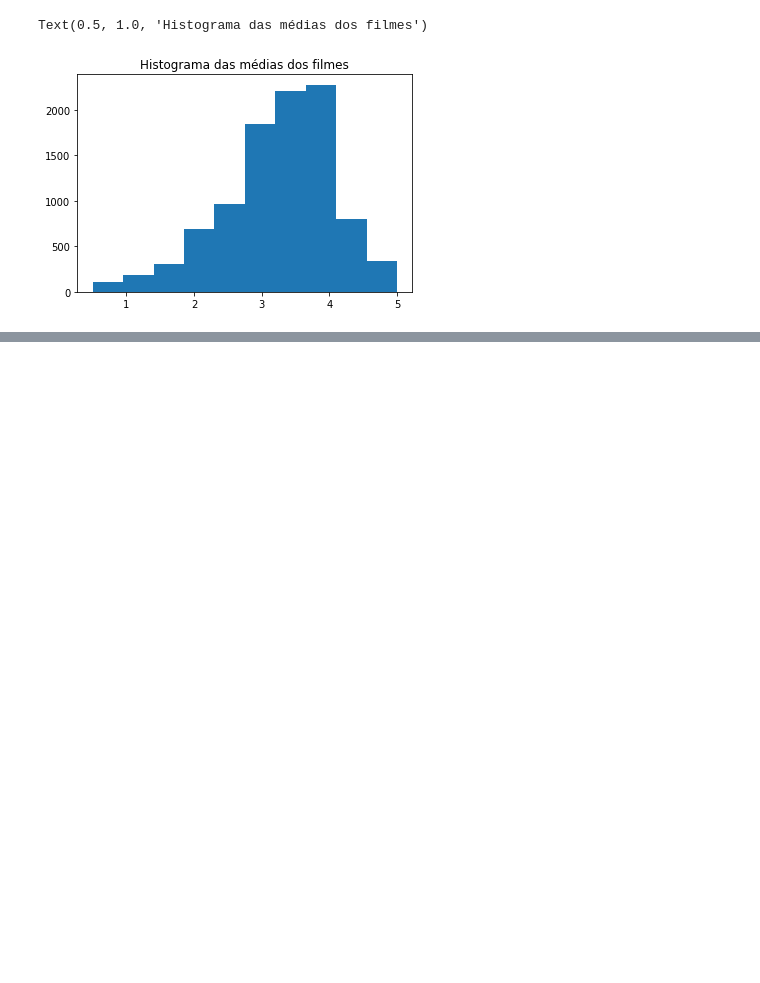
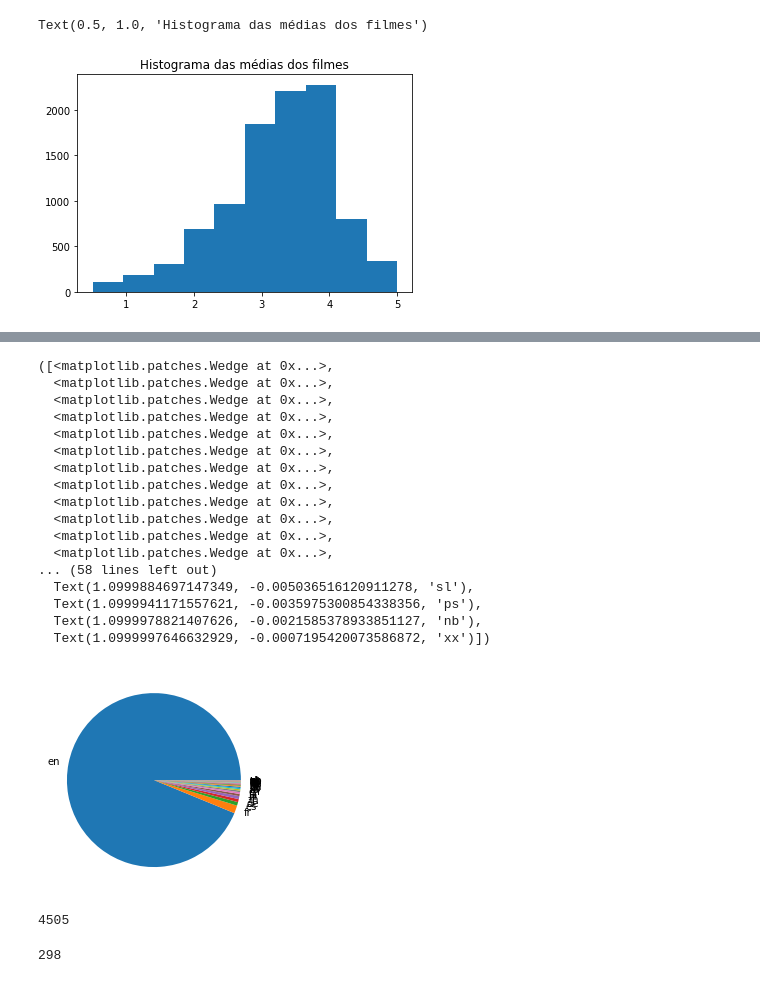
Before and after one commit to dieinimymaganha/data_science, a Jupyter notebook: Introdução a Data Science.ipynb, the cells around one changed output, grey strips where cells are left out. Drawn from its saved outputs; the diff is of its cells as text; code cells hidden in the pictures; blank space fills up the shorter version.

```diff
--- a/Introdução a Data Science.ipynb
+++ b/Introdução a Data Science.ipynb
@@ -152,0 +226,21 @@ Text(0.5, 1.0, 'Histograma das médias dos filmes')
+# %%
+plt.pie(contagem_de_lingua['total'], labels = contagem_de_lingua['original_language'])
+# %% [output]
+([<matplotlib.patches.Wedge at 0x...>,
+  <matplotlib.patches.Wedge at 0x...>,
+  <matplotlib.patches.Wedge at 0x...>,
+  <matplotlib.patches.Wedge at 0x...>,
+  <matplotlib.patches.Wedge at 0x...>,
+  <matplotlib.patches.Wedge at 0x...>,
+  <matplotlib.patches.Wedge at 0x...>,
+  <matplotlib.patches.Wedge at 0x...>,
+  <matplotlib.patches.Wedge at 0x...>,
+  <matplotlib.patches.Wedge at 0x...>,
+  <matplotlib.patches.Wedge at 0x...>,
+  <matplotlib.patches.Wedge at 0x...>,
+... (58 lines left out)
+  Text(1.0999884697147349, -0.005036516120911278, 'sl'),
+  Text(1.0999941171557621, -0.0035975300854338356, 'ps'),
+  Text(1.0999978821407626, -0.0021585378933851127, 'nb'),
+  Text(1.0999997646632929, -0.0007195420073586872, 'xx')])
+[figure, added]
@@ -152,0 +251,10 @@ Text(0.5, 1.0, 'Histograma das médias dos filmes')
+# %%
+total_de_ingles = total_por_lingua.loc['en']
+total_de_ingles
+# %% [output]
+4505
+# %%
+total_do_resto = total_geral - total_de_ingles
+total_do_resto
+# %% [output]
+298
```
Also changed, not shown: parts of 14 cells of this notebook, 2 other files.
